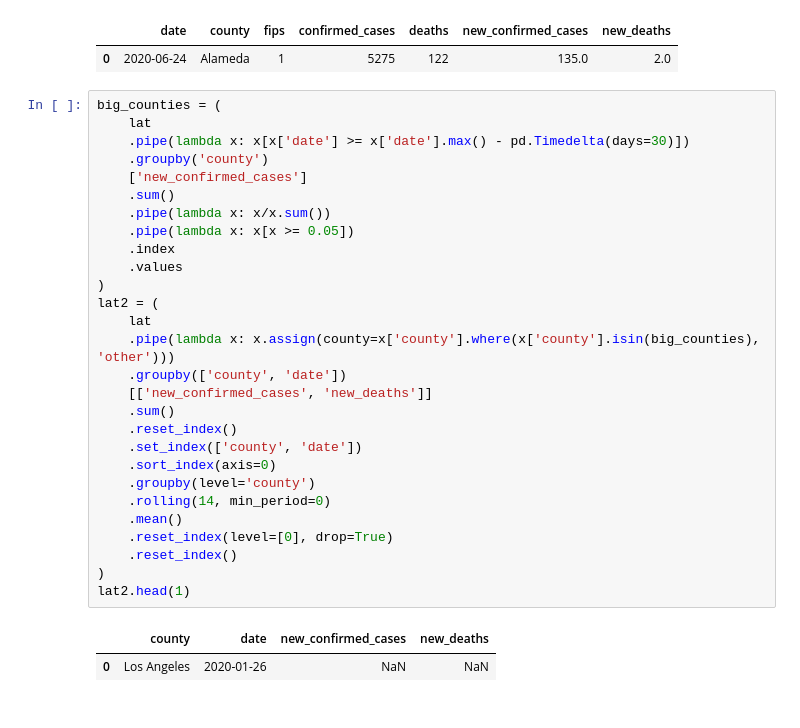
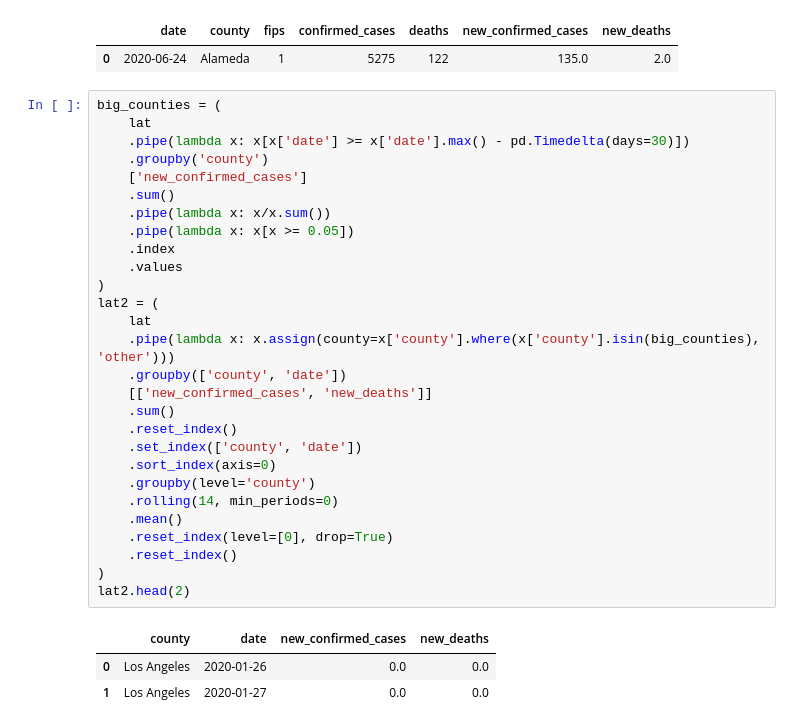
Before and after one commit to janmtl/covid, a Jupyter notebook: covid-tracker.ipynb, the cells around one changed output. Drawn from its saved outputs; the diff is of its cells as text.

```diff
--- a/covid-tracker.ipynb
+++ b/covid-tracker.ipynb
@@ -167,34 +167,35 @@ lat.head(1)
 # %%
 big_counties = (
     lat
     .pipe(lambda x: x[x['date'] >= x['date'].max() - pd.Timedelta(days=30)])
     .groupby('county')
     ['new_confirmed_cases']
     .sum()
     .pipe(lambda x: x/x.sum())
     .pipe(lambda x: x[x >= 0.05])
     .index
     .values
 )
 lat2 = (
     lat
     .pipe(lambda x: x.assign(county=x['county'].where(x['county'].isin(big_counties), 'other')))
     .groupby(['county', 'date'])
     [['new_confirmed_cases', 'new_deaths']]
     .sum()
     .reset_index()
     .set_index(['county', 'date'])
     .sort_index(axis=0)
     .groupby(level='county')
-    .rolling(14, min_period=0)
+    .rolling(14, min_periods=0)
     .mean()
     .reset_index(level=[0], drop=True)
     .reset_index()
 )
-lat2.head(1)
+lat2.head(2)
 # %% [output]
 |  | county | date | new_confirmed_cases | new_deaths |
-| 0 | Los Angeles | 2020-01-26 | NaN | NaN |
+| 0 | Los Angeles | 2020-01-26 | 0.0 | 0.0 |
+| 1 | Los Angeles | 2020-01-27 | 0.0 | 0.0 |
 # %%
 al.Chart(
     lat2
```
Also changed, not shown: parts of 1 cell of this notebook.
